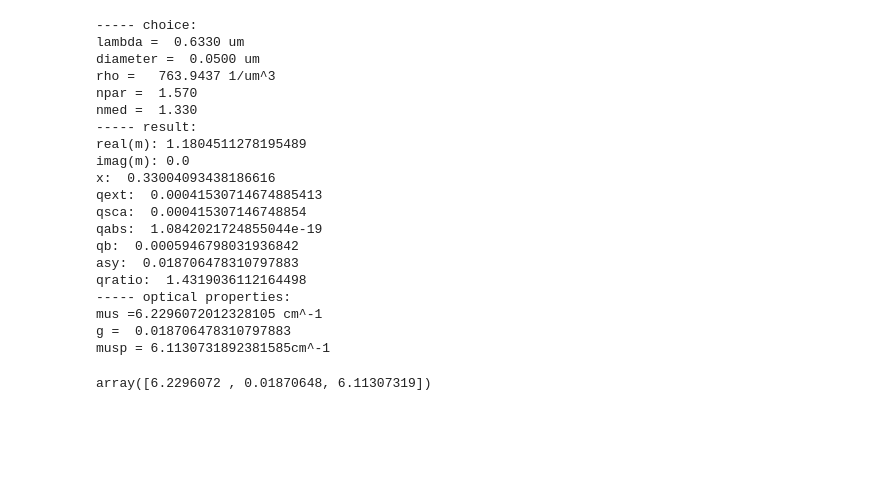
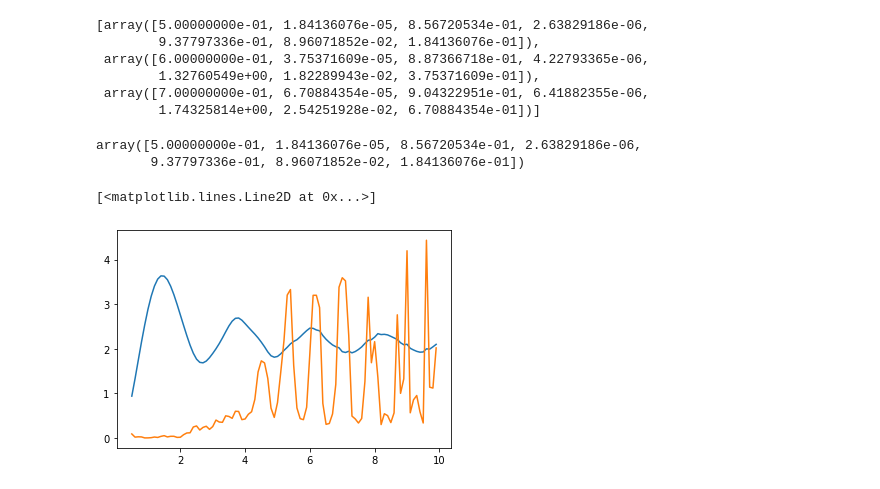
Before and after one commit to AkiraTerao/AT, a Jupyter notebook: mie_func.ipynb, the cells around one changed output. Cells and saved outputs as stored; diff of their text form; code cells hidden in the pictures; blank space fills up the shorter version.

```diff
--- a/mie_func.ipynb
+++ b/mie_func.ipynb
@@ -7,31 +7,51 @@ import matplotlib.pyplot as pyllot
 # %%
 disp=1
 fv=0.05
-lam=0.633 # um
-dia=0.05 # um
+lam=0.532 # um
+dia=1 # um
 npar=1.57
 nmed=1.33
-musgp=getMieScatter(lam,dia,fv,npar,nmed,disp)
-musgp
+#musgp=getMieScatter(lam,dia,fv,npar,nmed,disp)
+#musgp
+
+Vsphere = 4/3*np.pi*(dia/2)**3;     # volume of sphere
+rho     = fv/Vsphere;           # #/um^3, concentration of spheres
+m = npar/nmed;                  # ratio of refractive indices
+x = np.pi*dia/(lam/nmed);       # ratio circumference/wavelength in medium
-# %% [output]
------ choice:
-lambda =  0.6330 um
-diameter =  0.0500 um
-rho =   763.9437 1/um^3
-npar =  1.570
-nmed =  1.330
------ result:
-real(m): 1.1804511278195489
-imag(m): 0.0
-x:  0.33004093438186616
-qext:  0.00041530714674885413
-qsca:  0.000415307146748854
-qabs:  1.0842021724855044e-19
-qb:  0.0005946798031936842
-asy:  0.018706478310797883
-qratio:  1.4319036112164498
------ optical properties:
-mus =6.2296072012328105 cm^-1
-g =  0.018706478310797883
-musp = 6.1130731892381585cm^-1
-array([6.2296072 , 0.01870648, 6.11307319])
+# %%
+dia_list=np.arange(0.5,10,0.1)
+vsph = 4/3*np.pi*(dia_list/2)**3
+rho = 1e-8
+fvs = vsph*rho
+num = np.size(dia_list)
+result =[]
+for i in np.arange(0,num):
+  musgp=getMieScatter(lam,dia_list[i],fvs[i],npar,nmed,0)
+  result.append(np.array([dia_list[i],musgp[0],musgp[1],musgp[2],musgp[3],musgp[4],musgp[5]]))
+# %%
+result[0:3]
+# %% [output]
+[array([5.00000000e-01, 1.84136076e-05, 8.56720534e-01, 2.63829186e-06,
+        9.37797336e-01, 8.96071852e-02, 1.84136076e-01]),
+ array([6.00000000e-01, 3.75371609e-05, 8.87366718e-01, 4.22793365e-06,
+        1.32760549e+00, 1.82289943e-02, 3.75371609e-01]),
+ array([7.00000000e-01, 6.70884354e-05, 9.04322951e-01, 6.41882355e-06,
+        1.74325814e+00, 2.54251928e-02, 6.70884354e-01])]
+# %%
+
+ind=np.where((dia_list>0.95) & (dia_list<1.05))
+
+result[ind[0][0]]
+# %% [output]
+array([5.00000000e-01, 1.84136076e-05, 8.56720534e-01, 2.63829186e-06,
+       9.37797336e-01, 8.96071852e-02, 1.84136076e-01])
+# %%
+re2=np.array(result)
+dias=re2[:,0]
+qs=re2[:,4]
+qr =re2[:,5]
+plt.plot(dias,qs)
+plt.plot(dias,qr)
+# %% [output]
+[<matplotlib.lines.Line2D at 0x...>]
+[figure, added]
```
Also changed, not shown: parts of 9 cells of this notebook.
